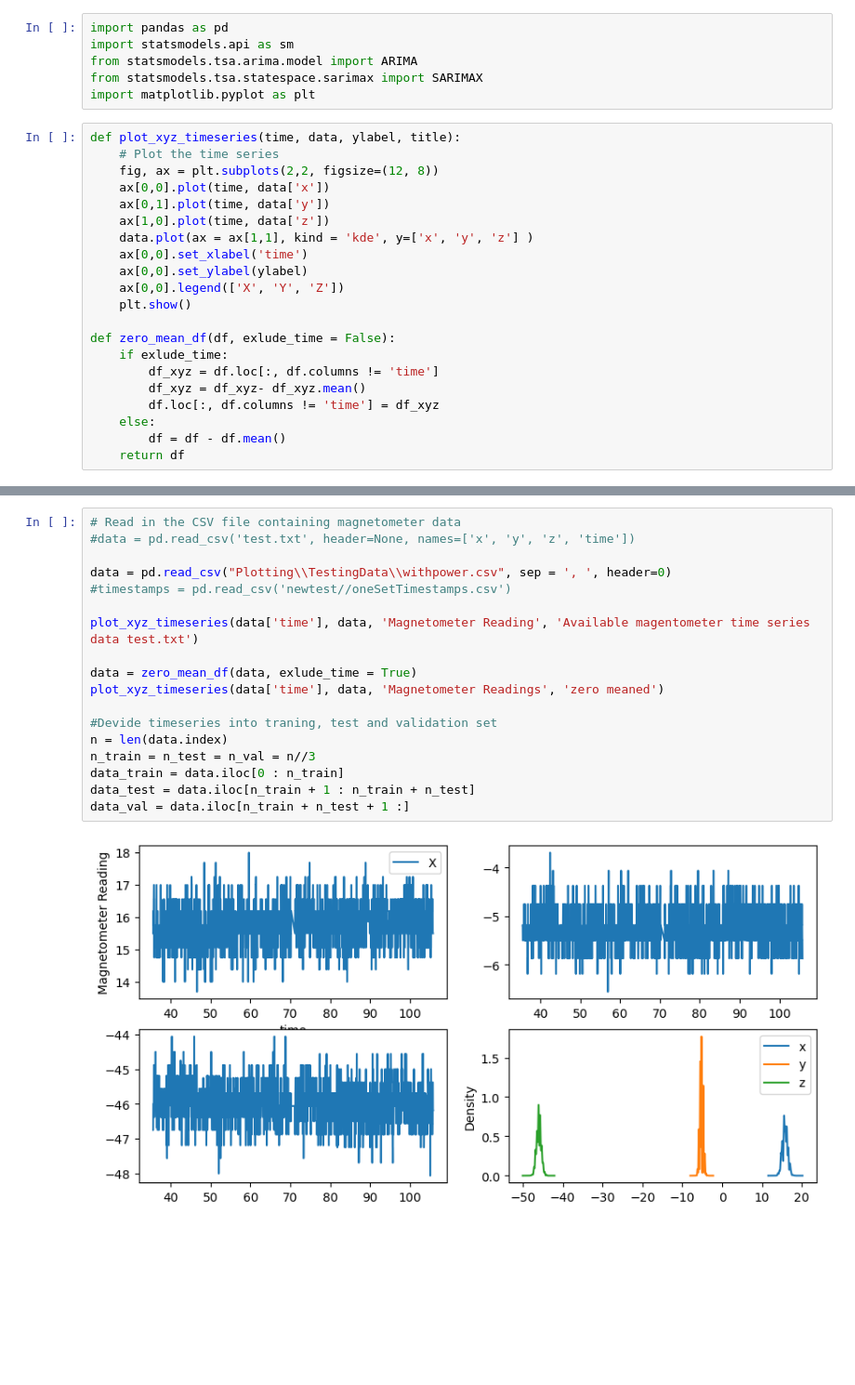
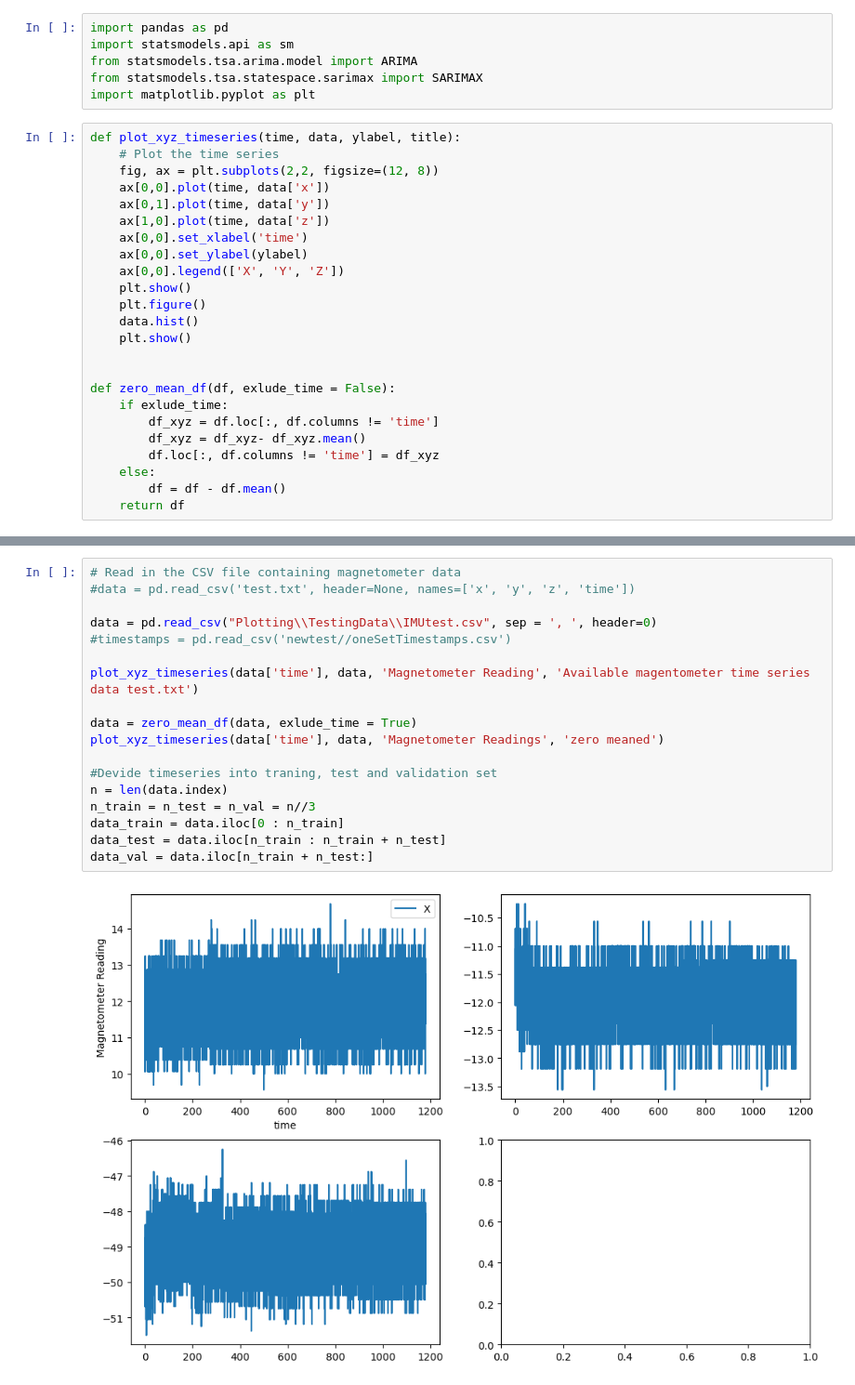
Before and after one commit to Boa-Snake-Robot/Magnetic-Noise-Compensation, a Jupyter notebook: ARMA.ipynb, the cells around one changed output, grey strips where cells are left out. Shown: that part at 93% size. Saved outputs shown, nothing was run; the diff lists cells and outputs as text; blank space fills up the shorter version.

```diff
--- a/ARMA.ipynb
+++ b/ARMA.ipynb
@@ -11,11 +11,14 @@ def plot_xyz_timeseries(time, data, ylabel, title):
     ax[0,0].plot(time, data['x'])
     ax[0,1].plot(time, data['y'])
     ax[1,0].plot(time, data['z'])
-    data.plot(ax = ax[1,1], kind = 'kde', y=['x', 'y', 'z'] )
     ax[0,0].set_xlabel('time')
     ax[0,0].set_ylabel(ylabel)
     ax[0,0].legend(['X', 'Y', 'Z'])
     plt.show()
+    plt.figure()
+    data.hist()
+    plt.show()
+
 
 def zero_mean_df(df, exlude_time = False):
     if exlude_time:
@@ -28,20 +94,20 @@ def zero_mean_df(df, exlude_time = False):
 # %%
 # Read in the CSV file containing magnetometer data
 #data = pd.read_csv('test.txt', header=None, names=['x', 'y', 'z', 'time'])
 
-data = pd.read_csv("Plotting\\TestingData\\withpower.csv", sep = ', ', header=0)
+data = pd.read_csv("Plotting\\TestingData\\IMUtest.csv", sep = ', ', header=0)
 #timestamps = pd.read_csv('newtest//oneSetTimestamps.csv')
 
 plot_xyz_timeseries(data['time'], data, 'Magnetometer Reading', 'Available magentometer time series data test.txt')
 
 data = zero_mean_df(data, exlude_time = True)
 plot_xyz_timeseries(data['time'], data, 'Magnetometer Readings', 'zero meaned')
 
 #Devide timeseries into traning, test and validation set
 n = len(data.index)
 n_train = n_test = n_val = n//3
 data_train = data.iloc[0 : n_train]
-data_test = data.iloc[n_train + 1 : n_train + n_test]
-data_val = data.iloc[n_train + n_test + 1 :]
+data_test = data.iloc[n_train : n_train + n_test]
+data_val = data.iloc[n_train + n_test:]
 # %% [output]
-[figure, old version]
+[figure, new version]
```
Also changed, not shown: parts of 12 cells of this notebook.
